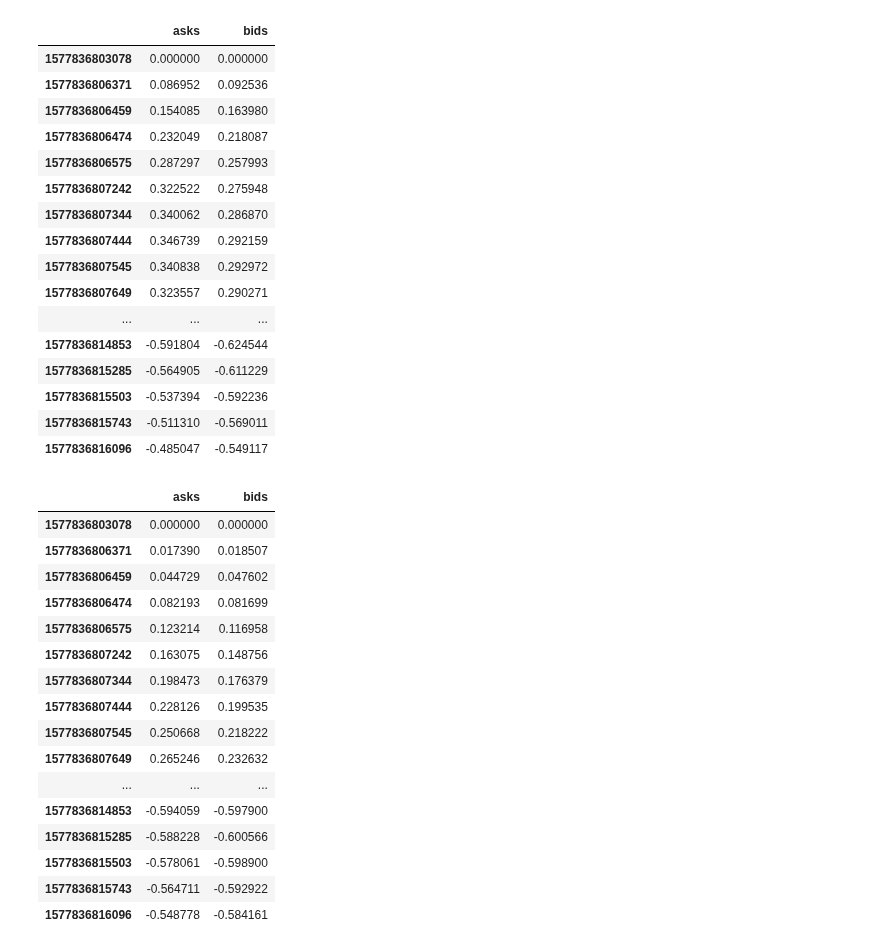
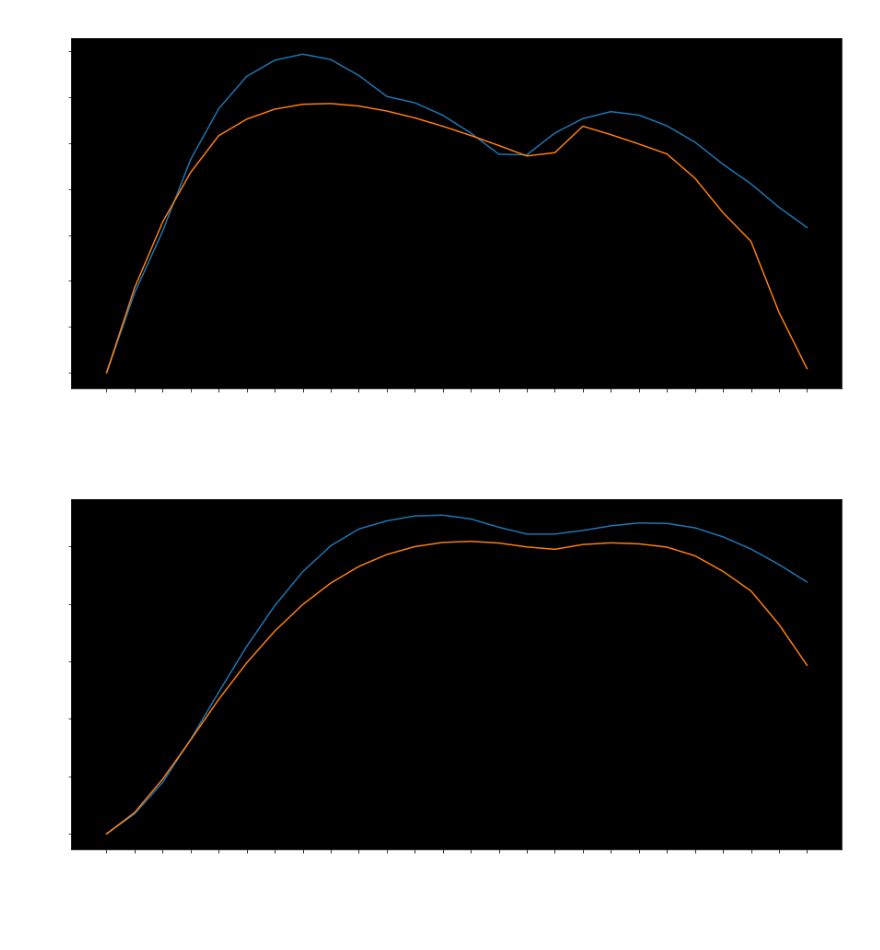
Before and after one commit to giladbarnea/scratches, a Jupyter notebook: efficient-frontier/home-task/algo-home-task/efficient_frontier_scratch.ipynb, the cells around one changed output. Cells and saved outputs as stored; diff of their text form; code cells hidden in the pictures.

```diff
--- a/efficient-frontier/home-task/algo-home-task/efficient_frontier_scratch.ipynb
+++ b/efficient-frontier/home-task/algo-home-task/efficient_frontier_scratch.ipynb
@@ -275,44 +251,14 @@ long_ema = assetA.ewm(span=26,adjust=False).mean()
 # %%
 #MACD line
 macd = short_ema - long_ema
+plot(macd, title = 'MACD')
 # %% [output]
-|  | asks | bids |
-| 1577836803078 | 0.000000 | 0.000000 |
-| 1577836806371 | 0.086952 | 0.092536 |
-| 1577836806459 | 0.154085 | 0.163980 |
-| 1577836806474 | 0.232049 | 0.218087 |
-| 1577836806575 | 0.287297 | 0.257993 |
-| 1577836807242 | 0.322522 | 0.275948 |
-| 1577836807344 | 0.340062 | 0.286870 |
-| 1577836807444 | 0.346739 | 0.292159 |
-| 1577836807545 | 0.340838 | 0.292972 |
-| 1577836807649 | 0.323557 | 0.290271 |
-| ... | ... | ... |
-| 1577836814853 | -0.591804 | -0.624544 |
-| 1577836815285 | -0.564905 | -0.611229 |
-| 1577836815503 | -0.537394 | -0.592236 |
-| 1577836815743 | -0.511310 | -0.569011 |
-| 1577836816096 | -0.485047 | -0.549117 |
+[figure, added]
 # %%
 # signal line
 signal = macd.ewm(span=9, adjust=False).mean()
+plot(signal, title = 'Signal')
 # %% [output]
-|  | asks | bids |
-| 1577836803078 | 0.000000 | 0.000000 |
-| 1577836806371 | 0.017390 | 0.018507 |
-| 1577836806459 | 0.044729 | 0.047602 |
-| 1577836806474 | 0.082193 | 0.081699 |
-| 1577836806575 | 0.123214 | 0.116958 |
-| 1577836807242 | 0.163075 | 0.148756 |
-| 1577836807344 | 0.198473 | 0.176379 |
-| 1577836807444 | 0.228126 | 0.199535 |
-| 1577836807545 | 0.250668 | 0.218222 |
-| 1577836807649 | 0.265246 | 0.232632 |
-| ... | ... | ... |
-| 1577836814853 | -0.594059 | -0.597900 |
-| 1577836815285 | -0.588228 | -0.600566 |
-| 1577836815503 | -0.578061 | -0.598900 |
-| 1577836815743 | -0.564711 | -0.592922 |
-| 1577836816096 | -0.548778 | -0.584161 |
+[figure, added]
 # %%
 # plot
```
Also changed, not shown: parts of 22 cells of this notebook.
